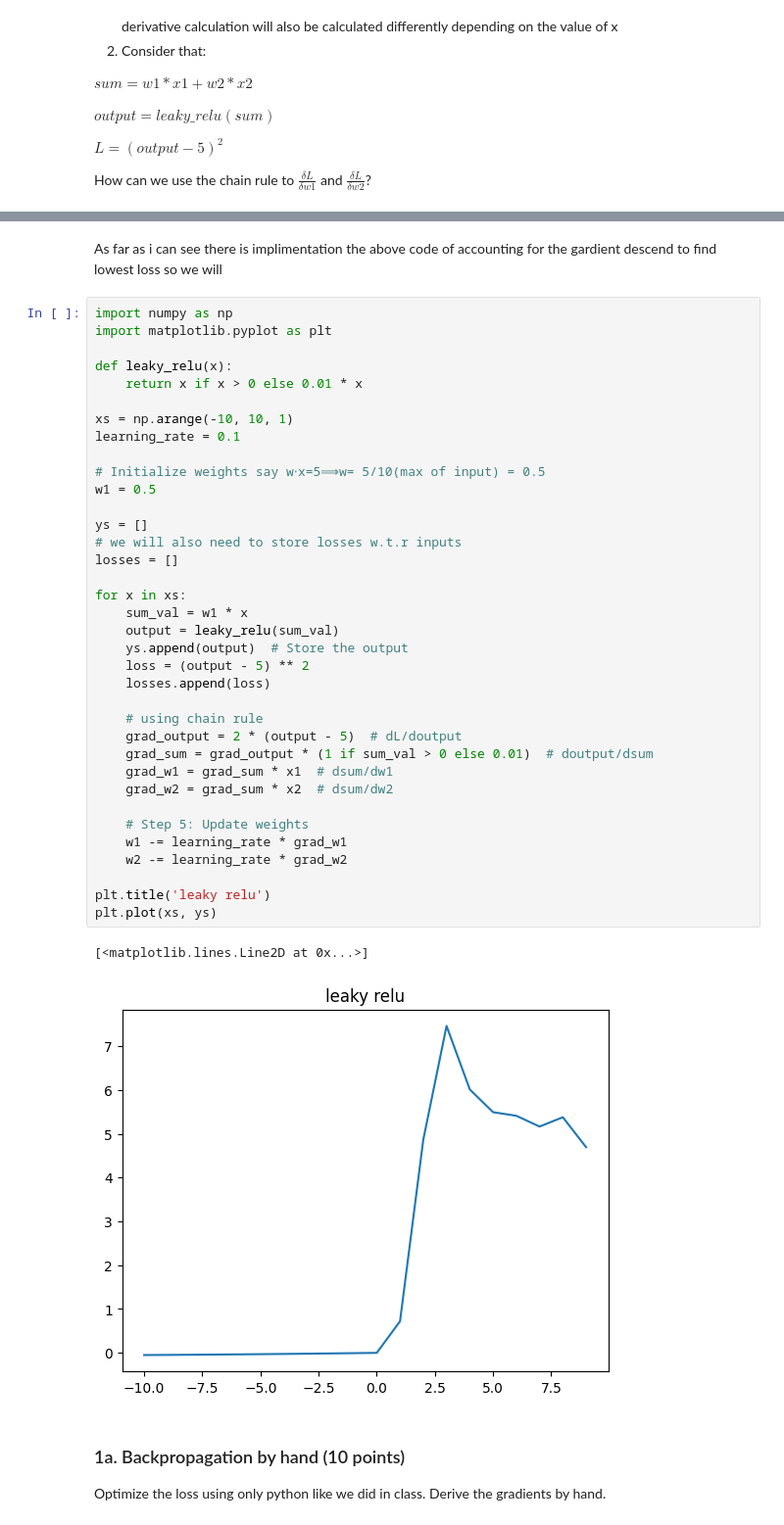
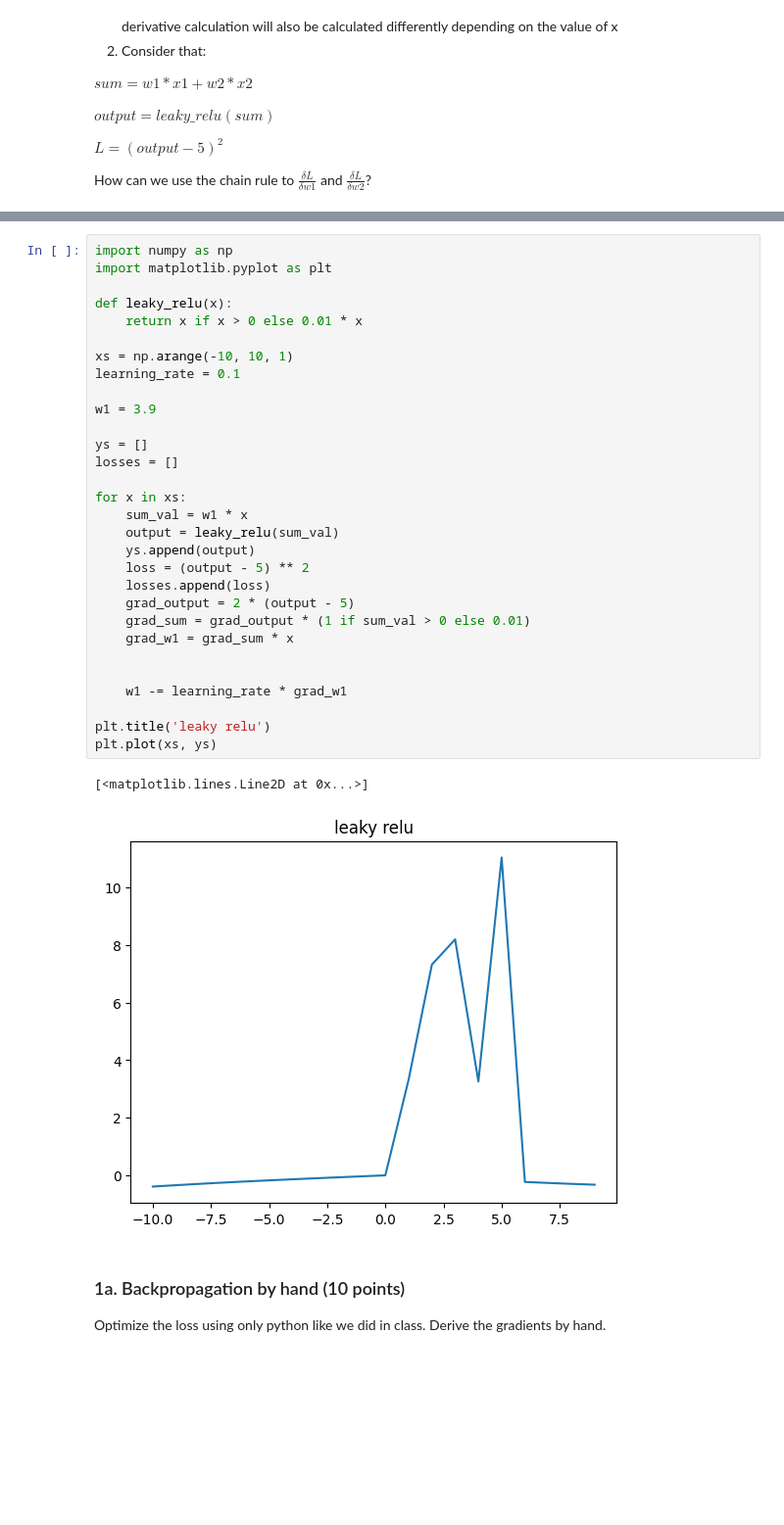
Before and after one commit to KarthikGowdaRamakrishna/Adv-Techniques-With-LLM-INFO7374-Spring-2025, a Jupyter notebook: INFO_7374_Assignment_1_Karthik.ipynb, the cells around one changed output, grey strips where cells are left out. Shown: that part at 98% size. Saved outputs shown, nothing was run; the diff lists cells and outputs as text; blank space fills up the shorter version.

```diff
--- a/INFO_7374_Assignment_1_Karthik.ipynb
+++ b/INFO_7374_Assignment_1_Karthik.ipynb
@@ -55,45 +52,37 @@ plt.plot(xs, ys)
 [figure]
-# %% [markdown]
-As far as i can see there is implimentation the above code of accounting for the gardient descend to find lowest loss so we will
 # %%
 import numpy as np
 import matplotlib.pyplot as plt
 
 def leaky_relu(x):
     return x if x > 0 else 0.01 * x
 
 xs = np.arange(-10, 10, 1)
 learning_rate = 0.1
 
-# Initialize weights say w⋅x=5⟹w= 5/10(max of input) = 0.5
-w1 = 0.5
+w1 = 3.9
 
 ys = []
-# we will also need to store losses w.t.r inputs
 losses = []
 
 for x in xs:
     sum_val = w1 * x
     output = leaky_relu(sum_val)
-    ys.append(output)  # Store the output
+    ys.append(output)
     loss = (output - 5) ** 2
     losses.append(loss)
+    grad_output = 2 * (output - 5)
+    grad_sum = grad_output * (1 if sum_val > 0 else 0.01)
+    grad_w1 = grad_sum * x
 
-    # using chain rule
-    grad_output = 2 * (output - 5)  # dL/doutput
-    grad_sum = grad_output * (1 if sum_val > 0 else 0.01)  # doutput/dsum
-    grad_w1 = grad_sum * x1  # dsum/dw1
-    grad_w2 = grad_sum * x2  # dsum/dw2
 
-    # Step 5: Update weights
     w1 -= learning_rate * grad_w1
-    w2 -= learning_rate * grad_w2
 
 plt.title('leaky relu')
 plt.plot(xs, ys)
 # %% [output]
 [<matplotlib.lines.Line2D at 0x...>]
-[figure, old version]
+[figure, new version]
 # %% [markdown]
 ### 1a. Backpropagation by hand (10 points)
 Optimize the loss using only python like we did in class. Derive the gradients by hand.
```
Also changed, not shown: parts of 2 cells of this notebook.
